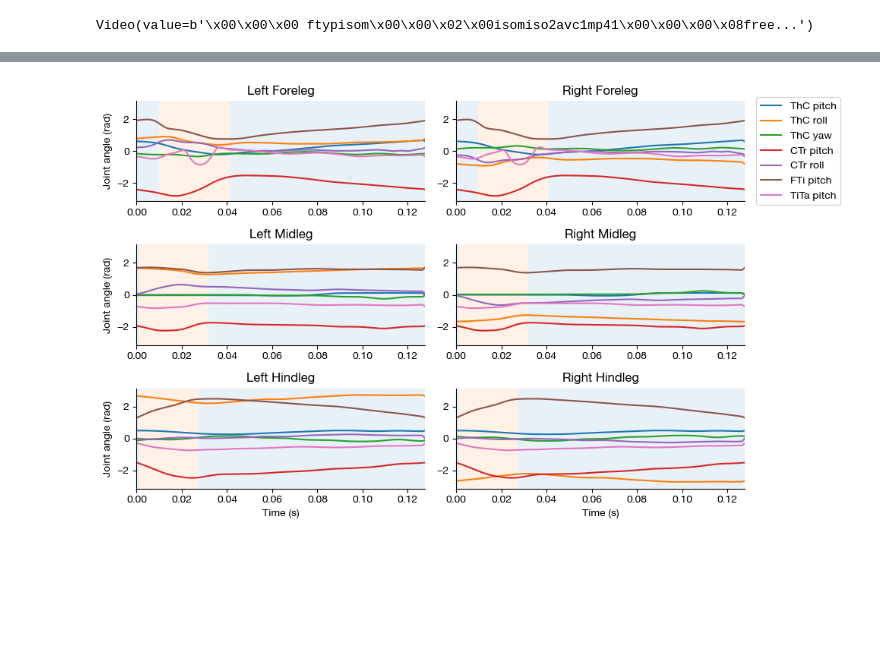
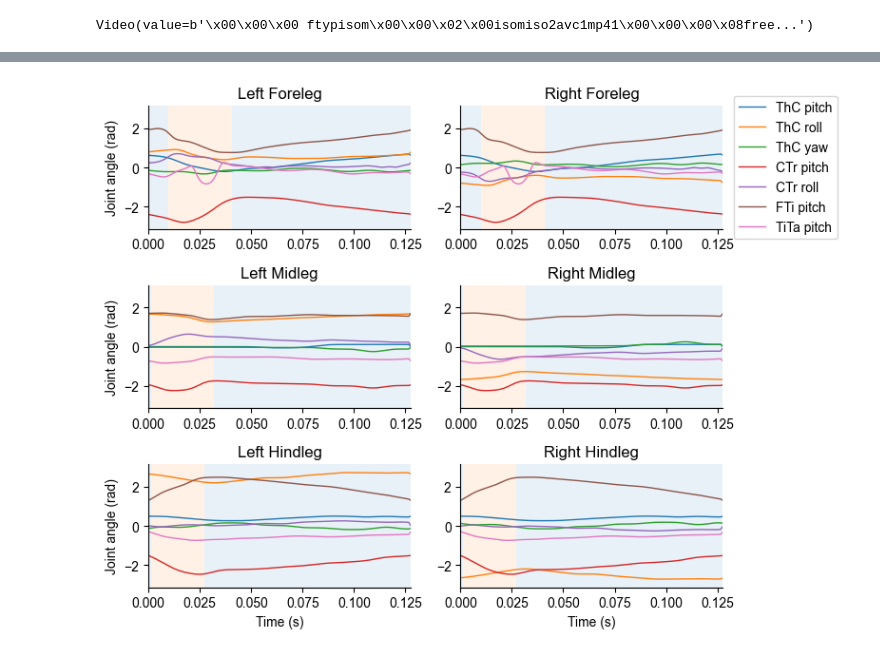
Before and after one commit to NeLy-EPFL/nmf2-paper, a Jupyter notebook: step_data/stepping_illustration.ipynb, the cells around one changed output, grey strips where cells are left out. Drawn from its saved outputs; the diff is of its cells as text; code cells hidden in the pictures; blank space fills up the shorter version.

Commit message:
update single step visualization

```diff
--- a/step_data/stepping_illustration.ipynb
+++ b/step_data/stepping_illustration.ipynb
@@ -13,13 +13,13 @@ from flygym.util.config import all_leg_dofs
 from flygym.state import stretched_pose
 from flygym.util.config import all_leg_dofs
 # %%
-plt.rcParams['font.family'] = 'Helvetica Neue'
+plt.rcParams['font.family'] = 'Arial'
 plt.rcParams['pdf.fonttype'] = 42
 # %%
 # Initialize the simulation
 adhesion = True
 run_time = 1
-sim_params = MuJoCoParameters(timestep=1e-4, render_mode="saved", render_playspeed=0.05)
+sim_params = MuJoCoParameters(timestep=1e-4, render_mode="saved", render_playspeed=0.05, render_camera="Animat/camera_right")
 nmf = NeuroMechFlyMuJoCo(
     sim_params=sim_params,
     init_pose=stretched_pose,
@@ -103,13 +103,13 @@ joint_lookup = {
     "Tarsus1": "TiTa pitch",
 }
 
-fig, axs = plt.subplots(3, 2, figsize=(10, 6), tight_layout=True)
+fig, axs = plt.subplots(3, 2, figsize=(8, 6), tight_layout=True)
 for i, (pos_code, pos) in enumerate(pos_lookup.items()):
     for j, (side_code, side) in enumerate(side_lookup.items()):
         ax = axs[i, j]
         for joint_code, joint_name in joint_lookup.items():
             idx = all_leg_dofs.index(f"joint_{side_code}{pos_code}{joint_code}")
-            ax.plot(interp_t, data_block[idx, :], label=joint_name)
+            ax.plot(interp_t, data_block[idx, :], label=joint_name, linewidth=1)
 
         # plot adhesion on/off
         swing_start = data["swing_stance_time"]["swing"][f"{side_code}{pos_code}"]
@@ -158 +154 @@ WARNING:fontTools.subset:morx NOT subset; don't know how to subset; dropped
-[figure, old version]
+[figure, new version]
```
Also changed, not shown: parts of 2 cells of this notebook, 1 other file.
